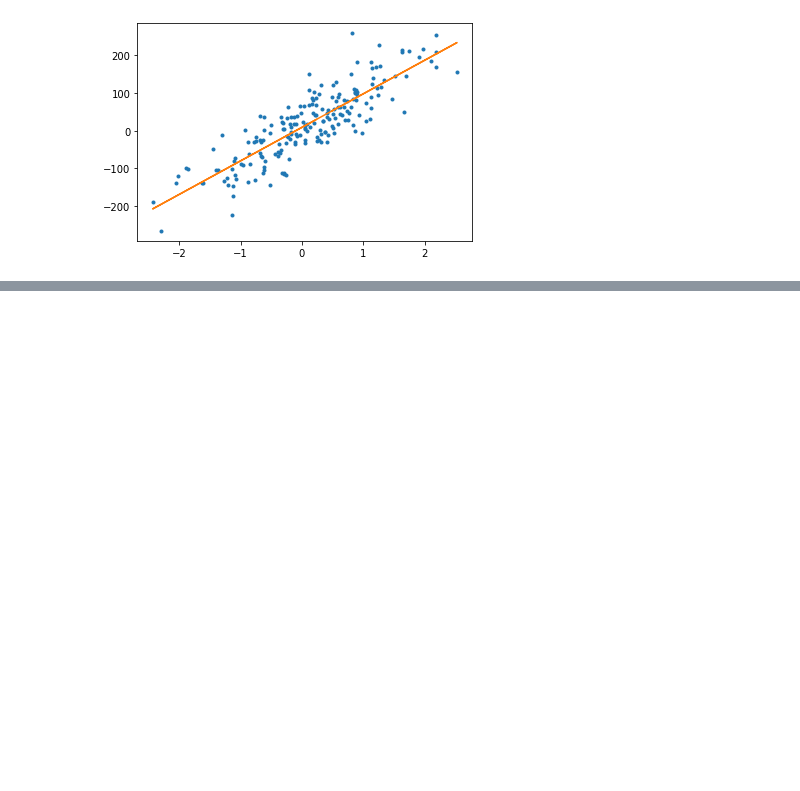
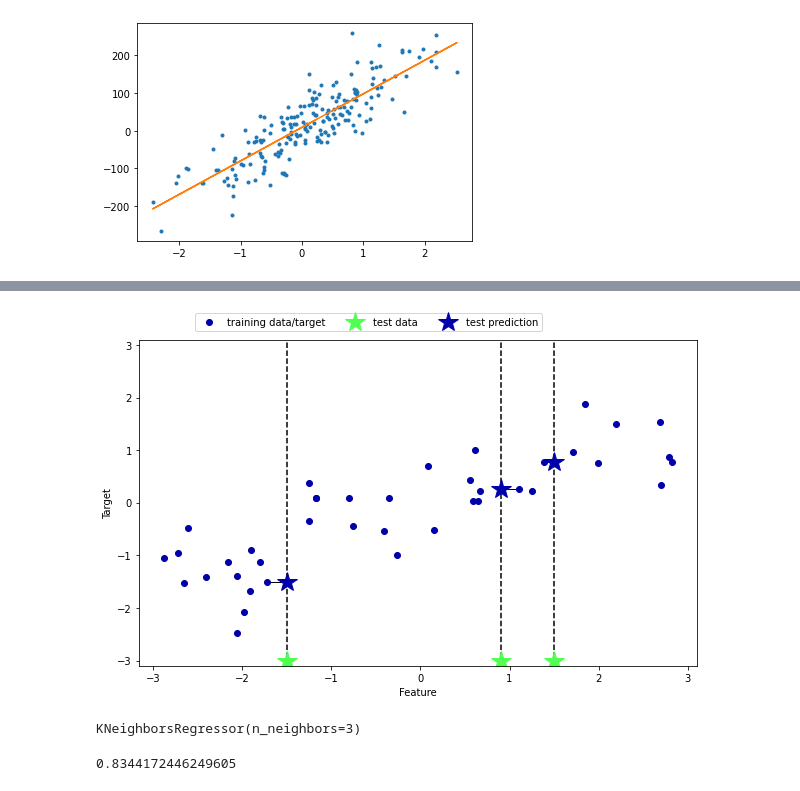
Before and after one commit to parkyanghu/Machine-Learning1901266, a Jupyter notebook: 박양후_7강8강.ipynb, the cells around one changed output, grey strips where cells are left out. Drawn from its saved outputs; the diff is of its cells as text; code cells hidden in the pictures; blank space fills up the shorter version.

```diff
--- a/박양후_7강8강.ipynb
+++ b/박양후_7강8강.ipynb
@@ -262,0 +264,4 @@ from sklearn.model_selection import train_test_split
+# %%
+mglearn.plots.plot_knn_regression(n_neighbors=1)
+# %% [output]
+[figure, added]
@@ -265,7 +274,10 @@ x_train, x_test, y_train, y_test=train_test_split(x,y, random_state=0)
 # %%
-from mglearn.plot_knn_regression import KNeighborsRegressor
-reg=KNeighborsRegressor(n_neighbors=3)
-reg.fit(x_train,y_train)
+reg = KNeighborsRegressor(n_neighbors=3)
+reg.fit(X_train, y_train)
+# %% [output]
+KNeighborsRegressor(n_neighbors=3)
 # %%
-reg.score(x_test,y_test)
+reg.score(X_test, y_test)
+# %% [output]
+0.8344172446249605
 # %%
```
Also changed, not shown: parts of 43 cells of this notebook.
